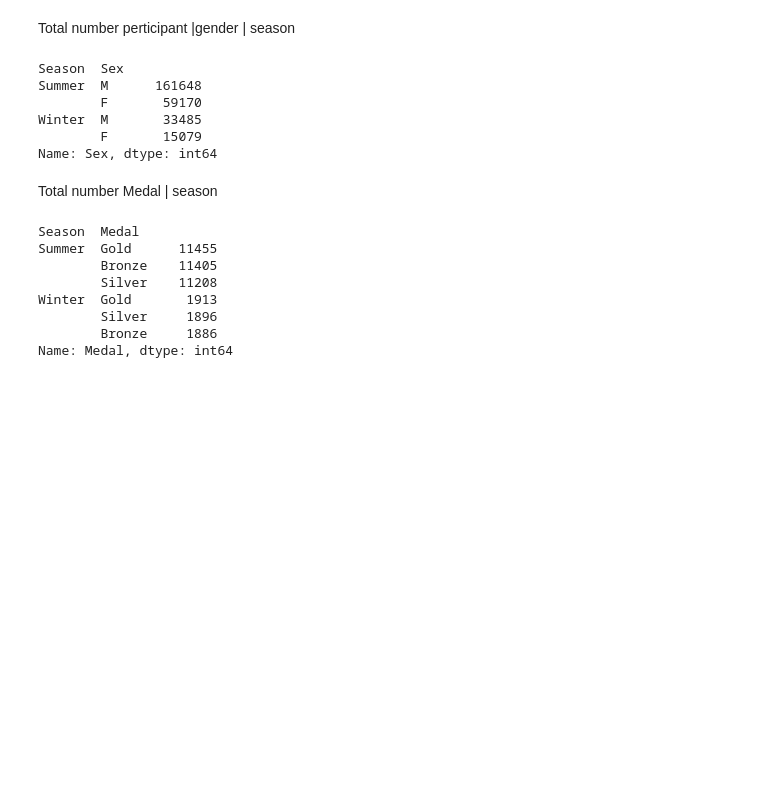
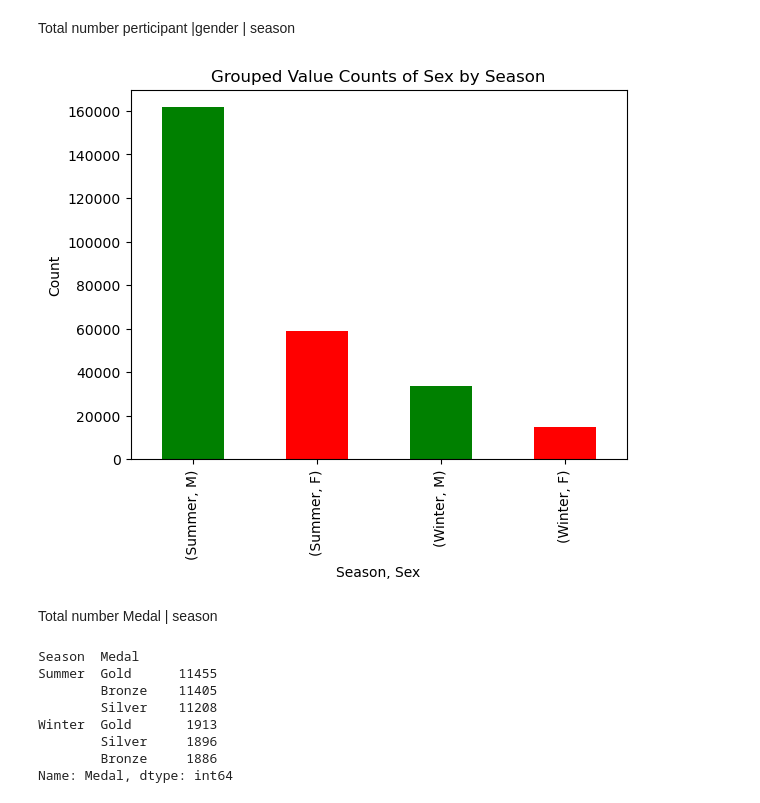
Before and after one commit to dgorgo/Jupyter, a Jupyter notebook: hamoye_group_project1.ipynb, the cells around one changed output. Saved outputs shown, nothing was run; the diff lists cells and outputs as text; code cells hidden in the pictures; blank space fills up the shorter version.

```diff
--- a/hamoye_group_project1.ipynb
+++ b/hamoye_group_project1.ipynb
@@ -234,15 +261,20 @@ Name: Sex, dtype: int64
 # %% [markdown]
 Total number perticipant |gender | season
 # %%
-G_season=com_table.groupby('Season')['Sex'].value_counts().sort_values(ascending =False)
-print(G_season)
+import matplotlib.pyplot as plt
+G_season = com_table.groupby('Season')['Sex'].value_counts().sort_values(ascending=False)
+
+colors = ['green', 'red']
+
+G_season.plot(kind='bar', color=colors)
+
+plt.xlabel('Season, Sex')
+plt.ylabel('Count')
+plt.title('Grouped Value Counts of Sex by Season')
+
+plt.show()
 # %% [output]
-Season  Sex
-Summer  M      161648
-        F       59170
-Winter  M       33485
-        F       15079
-Name: Sex, dtype: int64
+[figure, added]
 # %% [markdown]
 Total number Medal | season
 # %%
```
Also changed, not shown: parts of 23 cells of this notebook.
